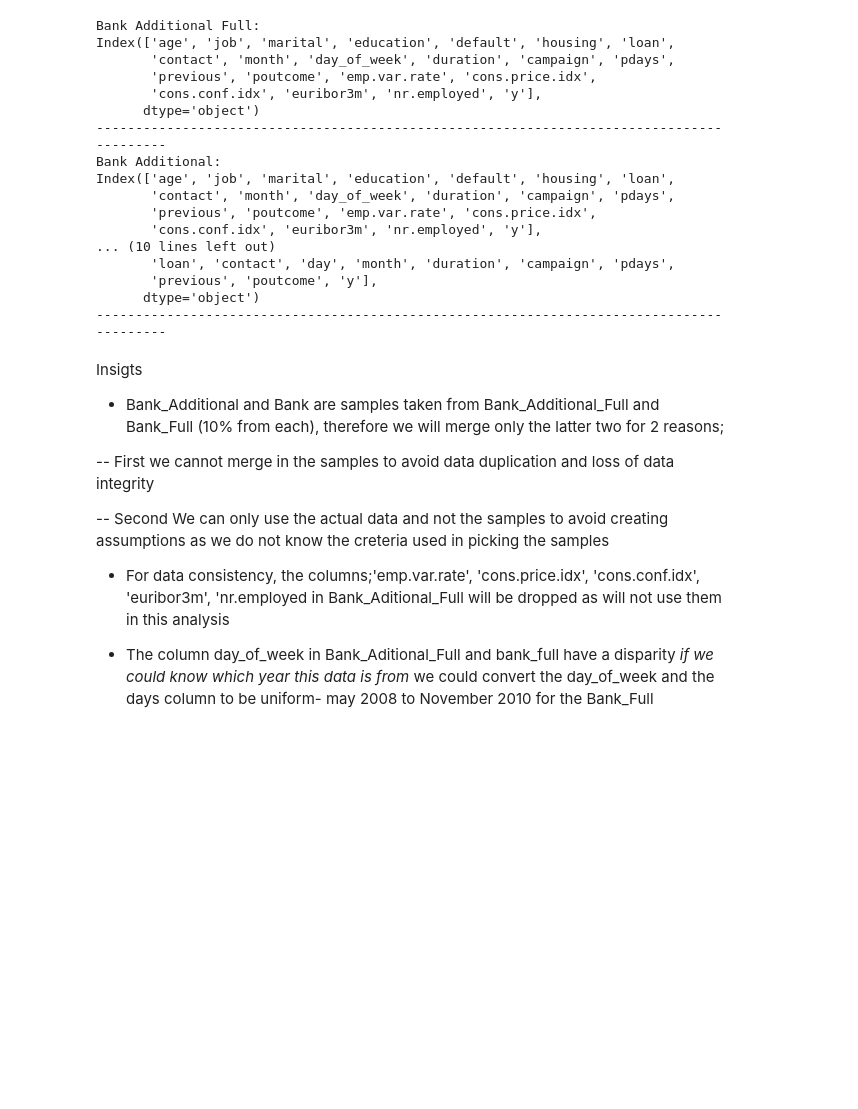
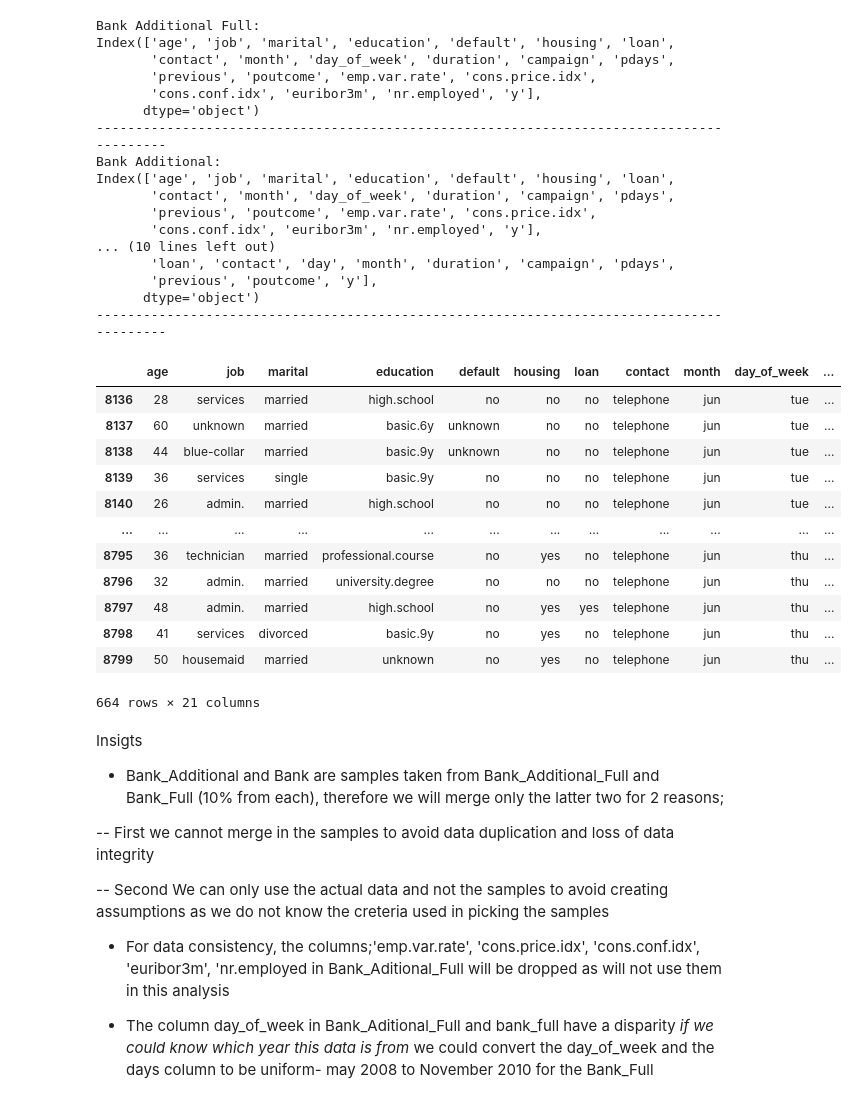
Before and after one commit to Njuraita/Bank-Marketing-Subscription-Predictor, a Jupyter notebook: notebook/main.ipynb, the cells around one changed output. Drawn from its saved outputs; the diff is of its cells as text; code cells hidden in the pictures; blank space fills up the shorter version.

```diff
--- a/notebook/main.ipynb
+++ b/notebook/main.ipynb
@@ -207,6 +207,22 @@ Index(['age', 'job', 'marital', 'education', 'default', 'housing', 'loan',
        'previous', 'poutcome', 'y'],
       dtype='object')
 -----------------------------------------------------------------------------------------
+# %%
+bank_additional_full.iloc[8136:8800]
+# %% [output]
+|  | age | job | marital | education | default | housing | loan | contact | month | day_of_week | ... |
+| 8136 | 28 | services | married | high.school | no | no | no | telephone | jun | tue | ... |
+| 8137 | 60 | unknown | married | basic.6y | unknown | no | no | telephone | jun | tue | ... |
+| 8138 | 44 | blue-collar | married | basic.9y | unknown | no | no | telephone | jun | tue | ... |
+| 8139 | 36 | services | single | basic.9y | no | no | no | telephone | jun | tue | ... |
+| 8140 | 26 | admin. | married | high.school | no | no | no | telephone | jun | tue | ... |
+| ... | ... | ... | ... | ... | ... | ... | ... | ... | ... | ... | ... |
+| 8795 | 36 | technician | married | professional.course | no | yes | no | telephone | jun | thu | ... |
+| 8796 | 32 | admin. | married | university.degree | no | no | no | telephone | jun | thu | ... |
+| 8797 | 48 | admin. | married | high.school | no | yes | yes | telephone | jun | thu | ... |
+| 8798 | 41 | services | divorced | basic.9y | no | yes | no | telephone | jun | thu | ... |
+| 8799 | 50 | housemaid | married | unknown | no | yes | no | telephone | jun | thu | ... |
+664 rows × 21 columns
 # %% [markdown]
 Insigts
 - Bank_Additional and Bank are samples taken from Bank_Additional_Full and Bank_Full (10% from each), therefore we will merge only the latter two for 2 reasons;
```
Also changed, not shown: parts of 19 cells of this notebook.
